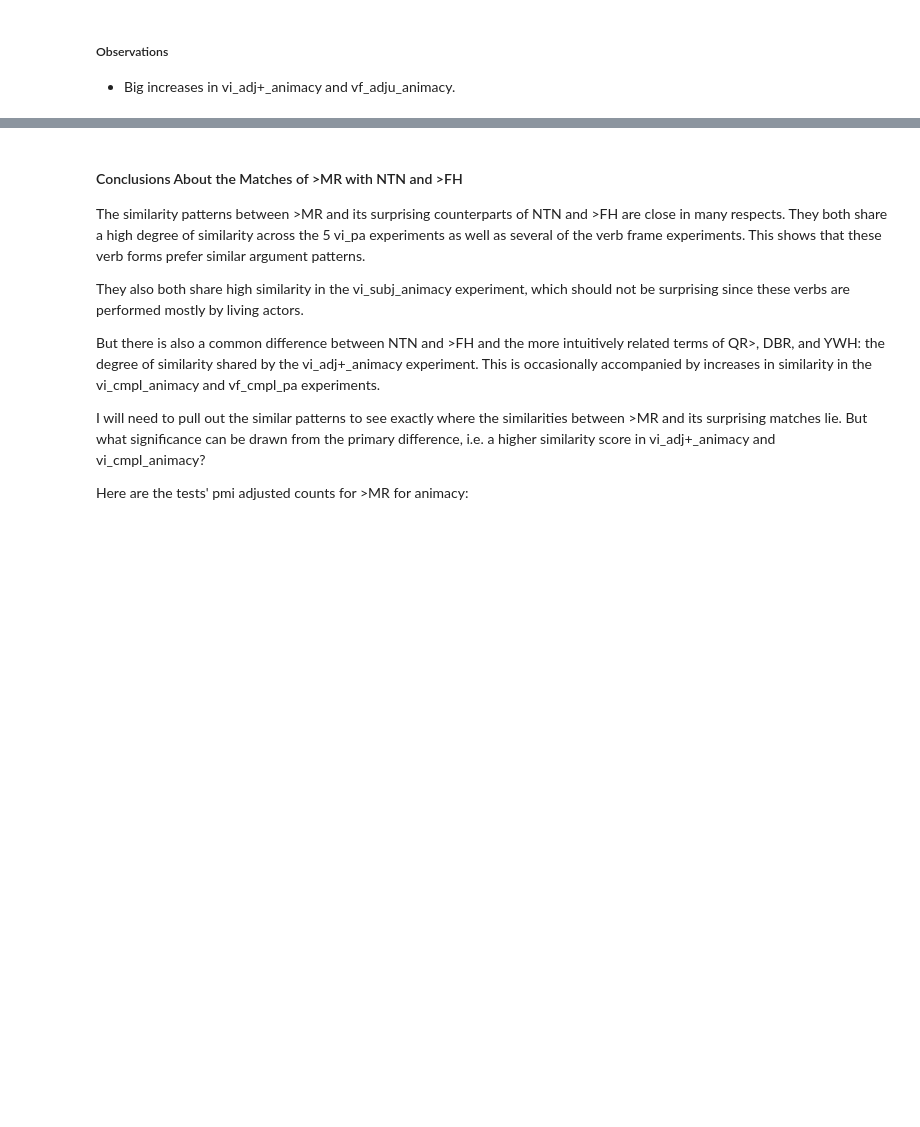
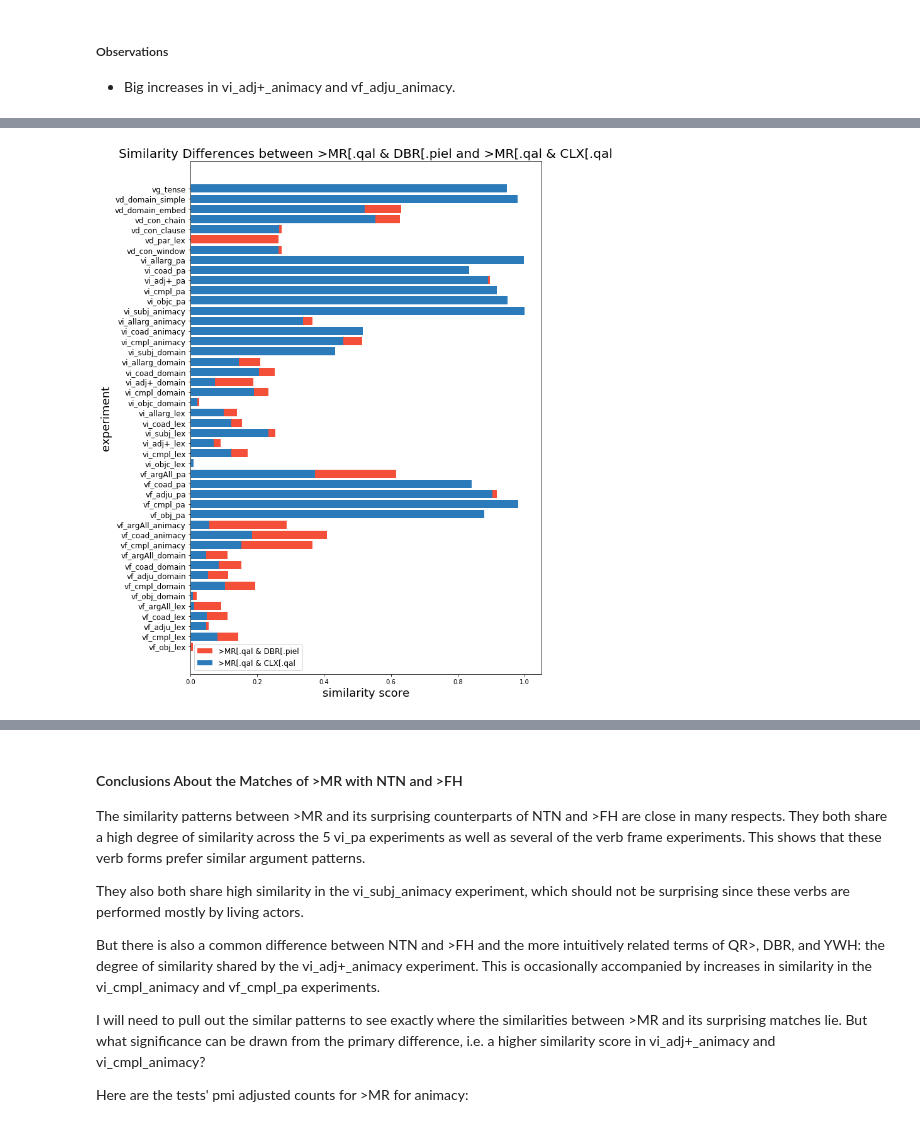
Before and after one commit to codykingham/verb_semantics, a Jupyter notebook: first_analysis.ipynb, the cells around one changed output, grey strips where cells are left out. Drawn from its saved outputs; the diff is of its cells as text; code cells hidden in the pictures; blank space fills up the shorter version.

```diff
--- a/first_analysis.ipynb
+++ b/first_analysis.ipynb
@@ -730,0 +689,4 @@ compareSets(('>MR[.qal', 'YWH[.piel'), ('>MR[.qal', '<FH[.qal'))
+# %%
+compareSets(('>MR[.qal', 'DBR[.piel'),('>MR[.qal', 'CLX[.qal'))
+# %% [output]
+[figure, added]
```
Also changed, not shown: parts of 27 cells of this notebook.
